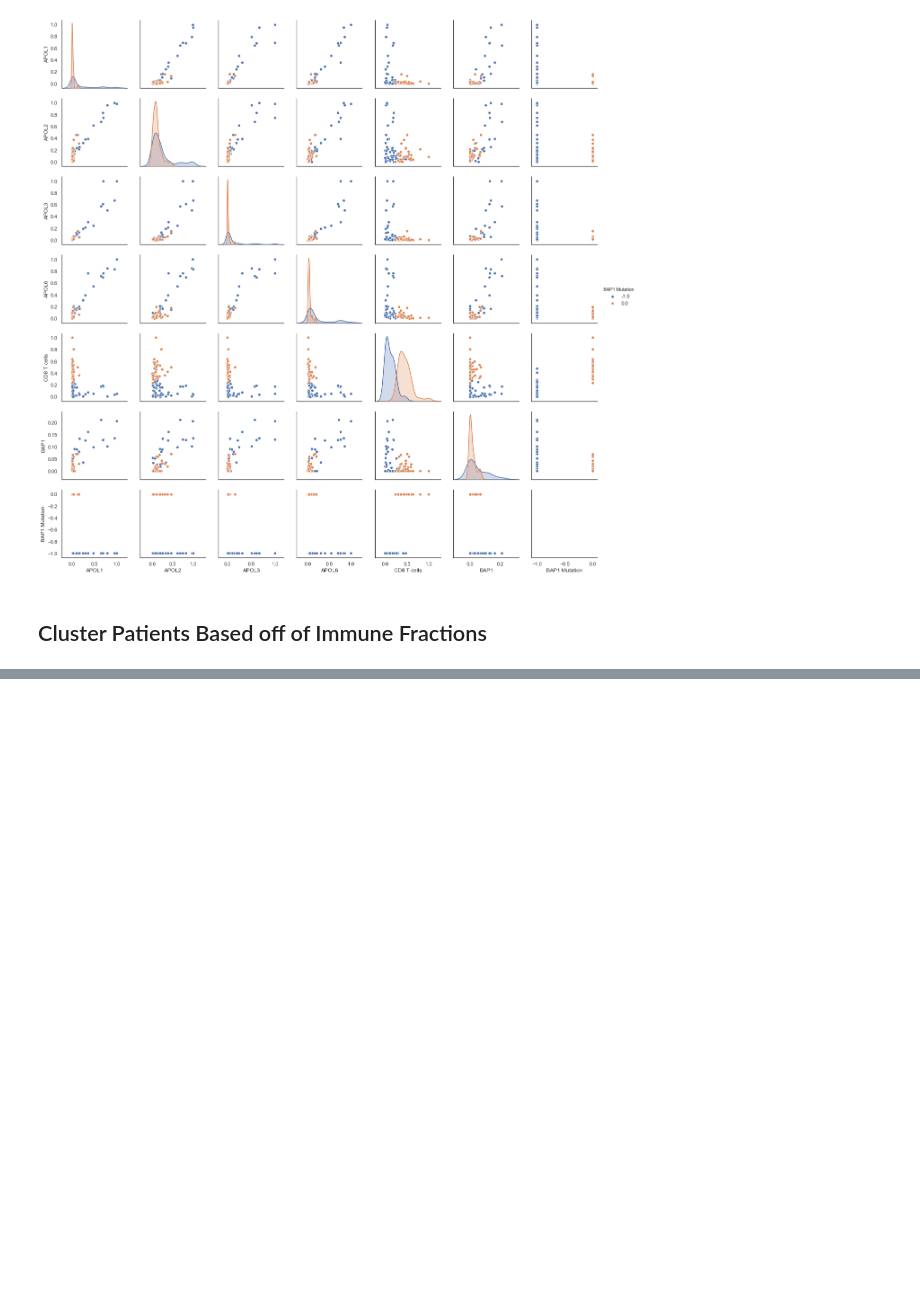
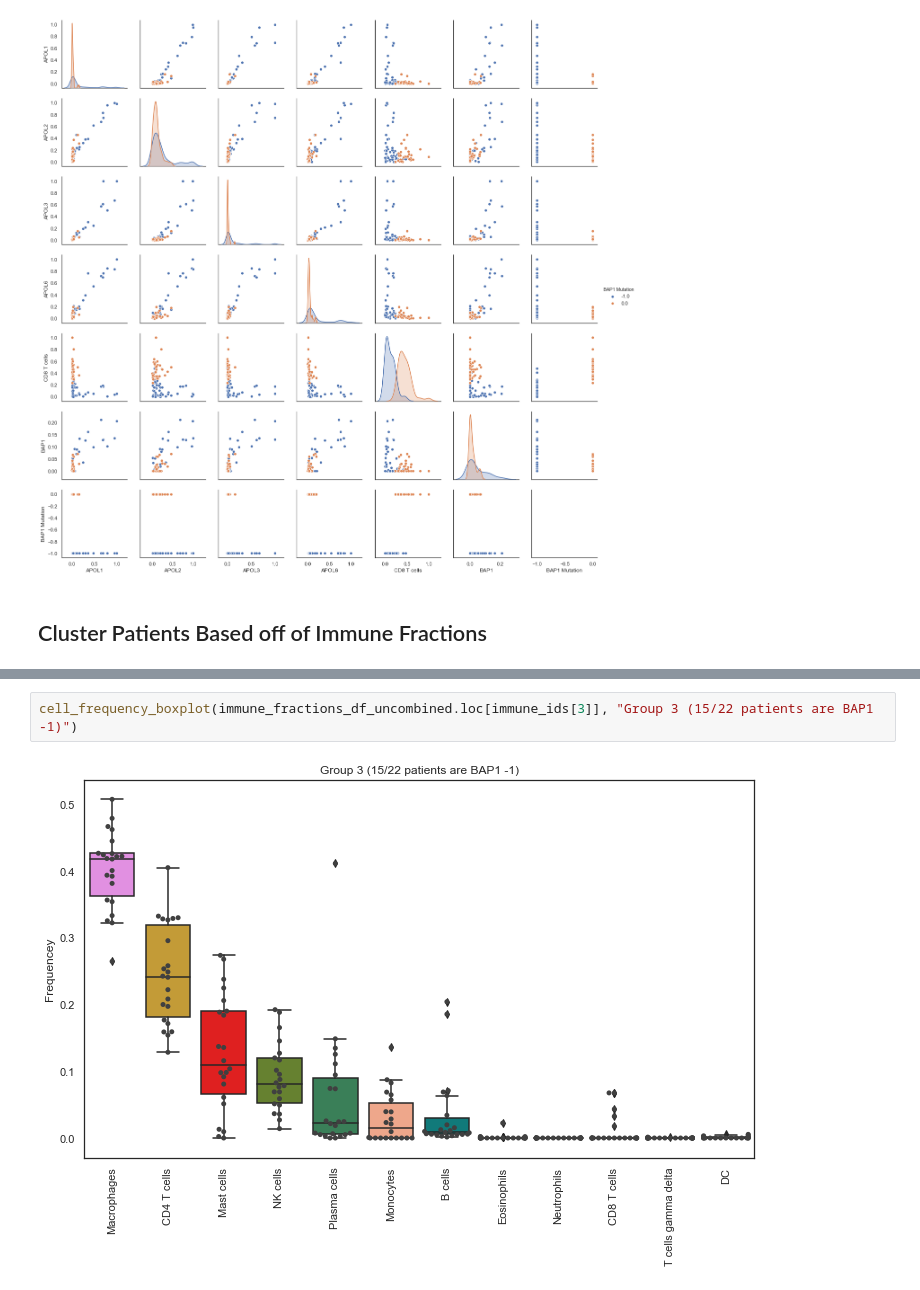
Before and after one commit to N8Grant/TripodsREU, a Jupyter notebook: scripts/Week5Exp.ipynb, the cells around one changed output, grey strips where cells are left out. Saved outputs shown, nothing was run; the diff lists cells and outputs as text; blank space fills up the shorter version.

```diff
--- a/scripts/Week5Exp.ipynb
+++ b/scripts/Week5Exp.ipynb
@@ -749,0 +821,4 @@ sns.pairplot(pairplot_df,hue="BAP1 Mutation")
+# %%
+cell_frequency_boxplot(immune_fractions_df_uncombined.loc[immune_ids[3]], "Group 3 (15/22 patients are BAP1 -1)")
+# %% [output]
+[figure, added]
```
Also changed, not shown: parts of 55 cells of this notebook, 2 other files.
